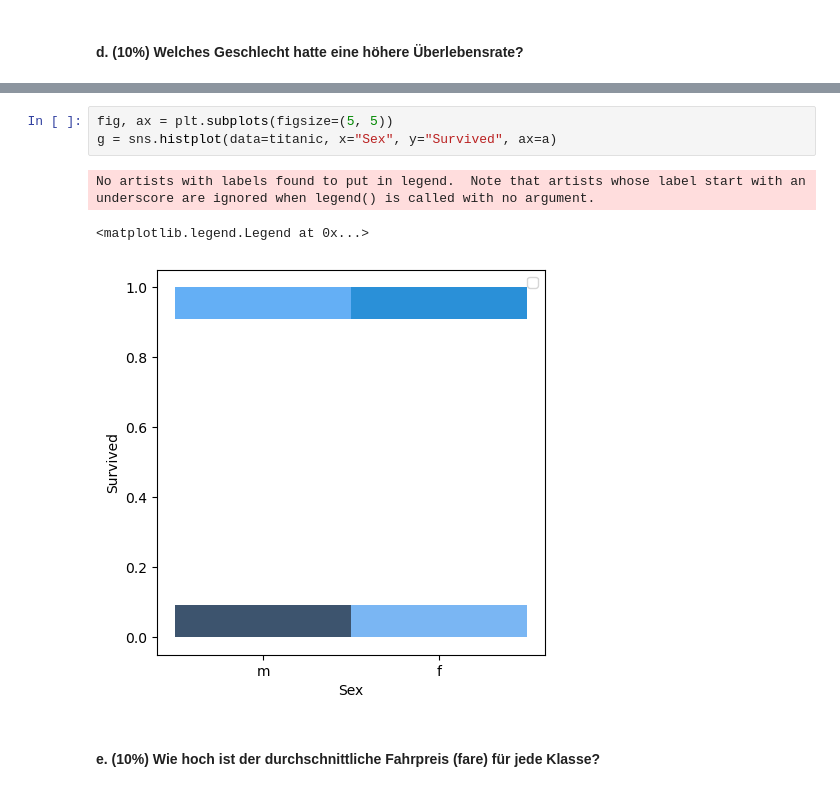
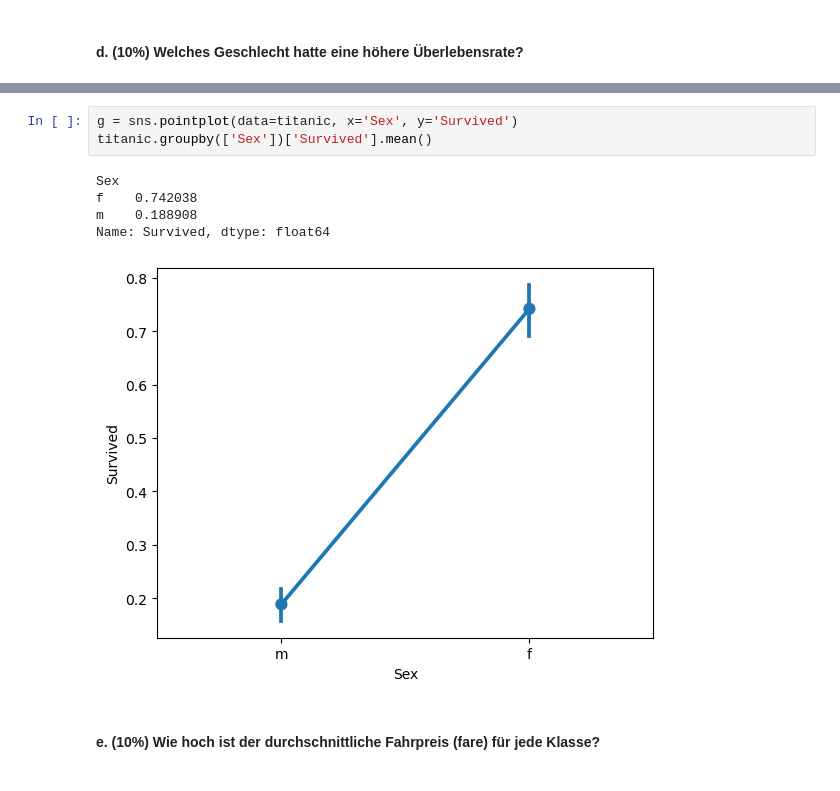
Before and after one commit to olehae/DS1, a Jupyter notebook: Hausaufgabe04.ipynb, the cells around one changed output, grey strips where cells are left out. Drawn from its saved outputs; the diff is of its cells as text.

```diff
--- a/Hausaufgabe04.ipynb
+++ b/Hausaufgabe04.ipynb
@@ -251,10 +220,12 @@ Name: Survived, dtype: float64
-# %%
-fig, ax = plt.subplots(figsize=(5, 5))
-g = sns.histplot(data=titanic, x="Sex", y="Survived", ax=a)
-# %% [output]
-No artists with labels found to put in legend.  Note that artists whose label start with an underscore are ignored when legend() is called with no argument.
-<matplotlib.legend.Legend at 0x...>
-[figure, removed]
+# %%
+g = sns.pointplot(data=titanic, x='Sex', y='Survived')
+titanic.groupby(['Sex'])['Survived'].mean()
+# %% [output]
+Sex
+f    0.742038
+m    0.188908
+Name: Survived, dtype: float64
+[figure, added]
 # %% [markdown]
 #### e. (10%) Wie hoch ist der durchschnittliche Fahrpreis (fare) für jede Klasse?
 # %%
```
Also changed, not shown: parts of 6 cells of this notebook.
